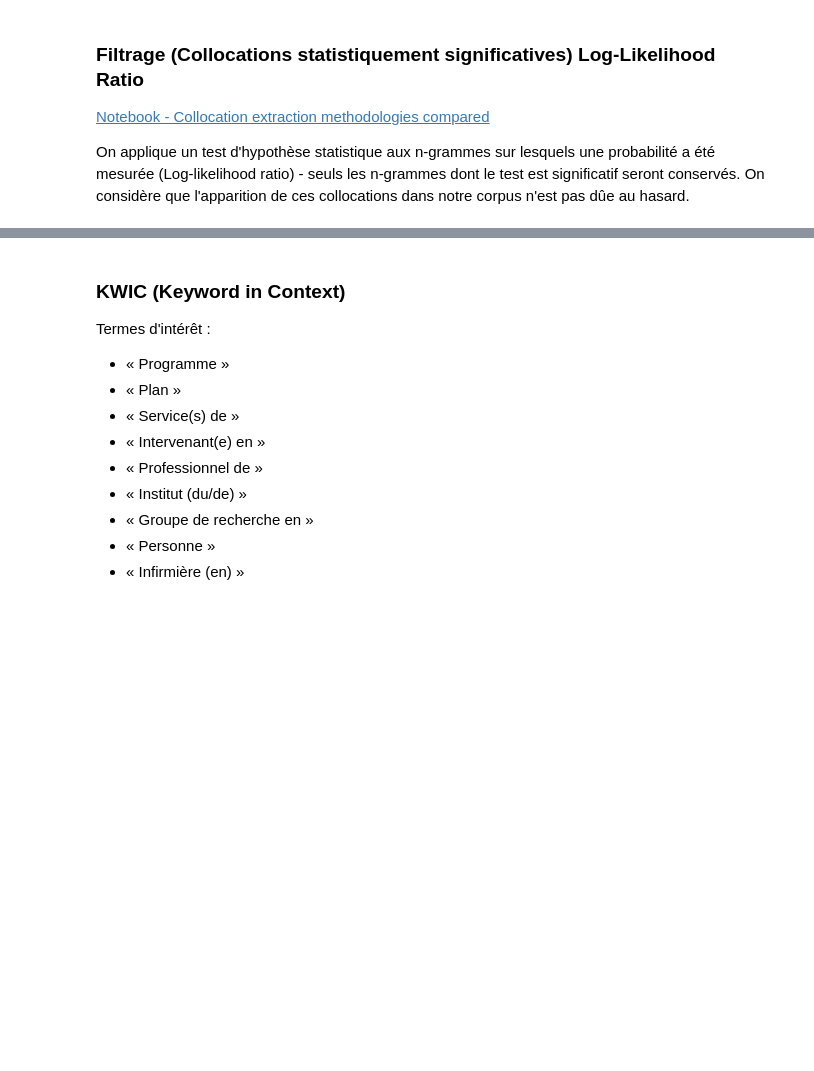
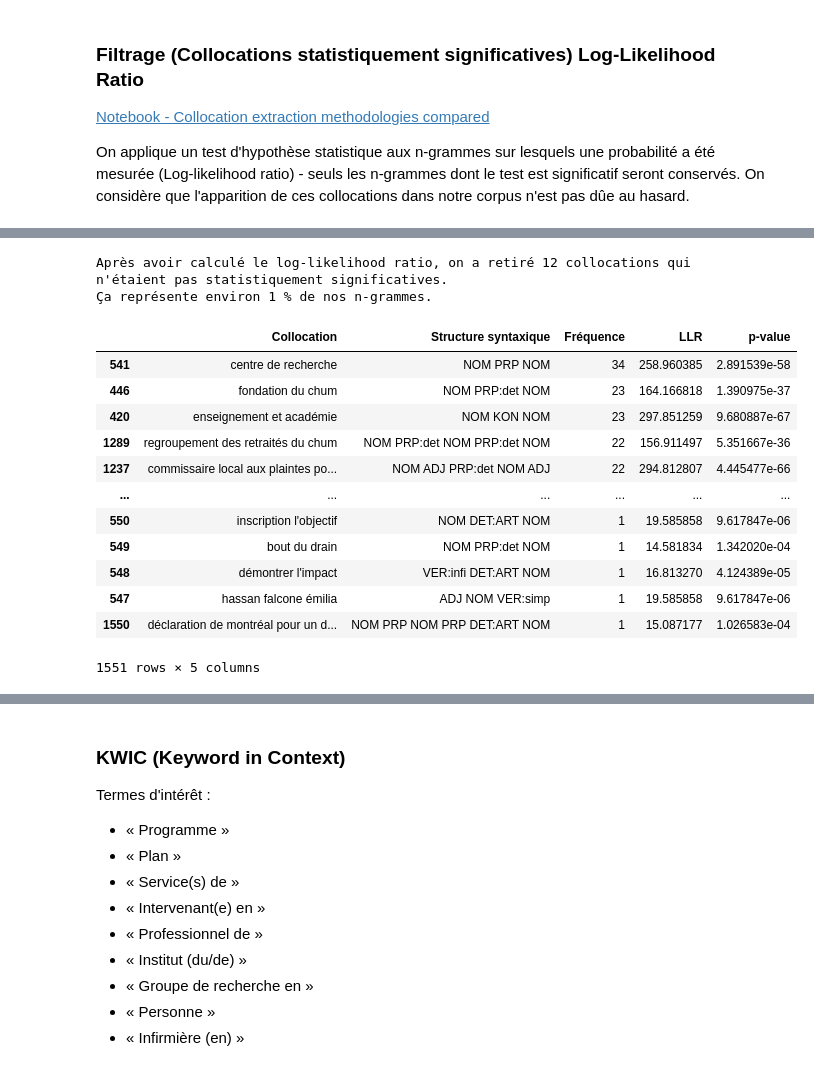
Before and after one commit to Camille-Demers/text-mining-project, a Jupyter notebook: 00-Jupyter-Notebooks/2_Prétraitement.ipynb, the cells around one changed output, grey strips where cells are left out. Saved outputs shown, nothing was run; the diff lists cells and outputs as text; code cells hidden in the pictures; blank space fills up the shorter version.

```diff
--- a/00-Jupyter-Notebooks/2_Prétraitement.ipynb
+++ b/00-Jupyter-Notebooks/2_Prétraitement.ipynb
@@ -380,0 +364,8 @@ extract_terms(terms_lemmatized, '_terms-lemmatized.csv')
+# %%
+dict_patterns = {}
+for term in terms_patterns:
+    exp = term['Expression']
+    pattern = term['Structure syntaxique']
+    dict_patterns[exp] = pattern
+
+# dict_patterns
@@ -511,0 +435,51 @@ for q in set(cg):
+# %%
+# Pour le calcul des probabilités, on a besoin de traiter séparément les ngrammes selon la valeur de n
+N = len(tokens)
+fd_tokens = nltk.FreqDist(tokens)
+# %%
+def llr_ngrammes(n):
+    llr = []
+
+    for i in range(2, n+1):
+        ngrammes = set([tuple(tokenizer_re.tokenize(term[0])) for term in terms if len(tokenizer_re.tokenize(term[0])) == i])
+        fd = nltk.FreqDist(ngrams(tokens, n=i))
+        fd_prior = nltk.FreqDist(ngrams(tokens, n=i-1))
+
+        for t in ngrammes:
+            c_prior = fd_prior[t[:i-1]] # Antécédent = P(w1w2..w_n-1) (si on considère que P(w1w2...wn) = P(wn) | P(w1w2...w_n-1)
+            c_n = fd_tokens[t[i-1]]     # Dernier mot du ngramme  P(wn)
+            c_ngram = fd[t]             # Le ngramme lui-même P(w1w2w3..wn)
+
+            res = -2 * loglikelihood_ratio(c_prior, c_n, c_ngram, N)
+            p = chi2.sf(res, 1) # 1 degrees of freedom
+            #if res == float('-inf') :
+            #    res = 50000
+
+            if p < 0.05 or (res == float('-inf')):
+                llr.append({'Collocation' : " ".join(t).replace("' ", "'"), 'Structure syntaxique': dict_patterns[" ".join(t).replace("' ", "'")], 'Fréquence' : c_ngram, 'LLR': res, 'p-value': p})
+
+    return llr
+# %%
+terms = llr_ngrammes(6)
+# %%
+print('Après avoir calculé le log-likelihood ratio, on a retiré {} collocations qui n\'étaient pas statistiquement significatives.'.format(len_prior - len(terms)))
+print('Ça représente environ {} % de nos n-grammes.'.format(round((len_prior - len(terms)) / len_prior *100 )))
+# %% [output]
+Après avoir calculé le log-likelihood ratio, on a retiré 12 collocations qui n'étaient pas statistiquement significatives.
+Ça représente environ 1 % de nos n-grammes.
+# %%
+DataFrame(terms).sort_values(by = "Fréquence", ascending=False)
+# %% [output]
+|  | Collocation | Structure syntaxique | Fréquence | LLR | p-value |
+| 541 | centre de recherche | NOM PRP NOM | 34 | 258.960385 | 2.891539e-58 |
+| 446 | fondation du chum | NOM PRP:det NOM | 23 | 164.166818 | 1.390975e-37 |
+| 420 | enseignement et académie | NOM KON NOM | 23 | 297.851259 | 9.680887e-67 |
+| 1289 | regroupement des retraités du chum | NOM PRP:det NOM PRP:det NOM | 22 | 156.911497 | 5.351667e-36 |
+| 1237 | commissaire local aux plaintes po... | NOM ADJ PRP:det NOM ADJ | 22 | 294.812807 | 4.445477e-66 |
+| ... | ... | ... | ... | ... | ... |
+| 550 | inscription l'objectif | NOM DET:ART NOM | 1 | 19.585858 | 9.617847e-06 |
+| 549 | bout du drain | NOM PRP:det NOM | 1 | 14.581834 | 1.342020e-04 |
+| 548 | démontrer l'impact | VER:infi DET:ART NOM | 1 | 16.813270 | 4.124389e-05 |
+| 547 | hassan falcone émilia | ADJ NOM VER:simp | 1 | 19.585858 | 9.617847e-06 |
+| 1550 | déclaration de montréal pour un d... | NOM PRP NOM PRP DET:ART NOM | 1 | 15.087177 | 1.026583e-04 |
+1551 rows × 5 columns
```
Also changed, not shown: parts of 75 cells of this notebook.
